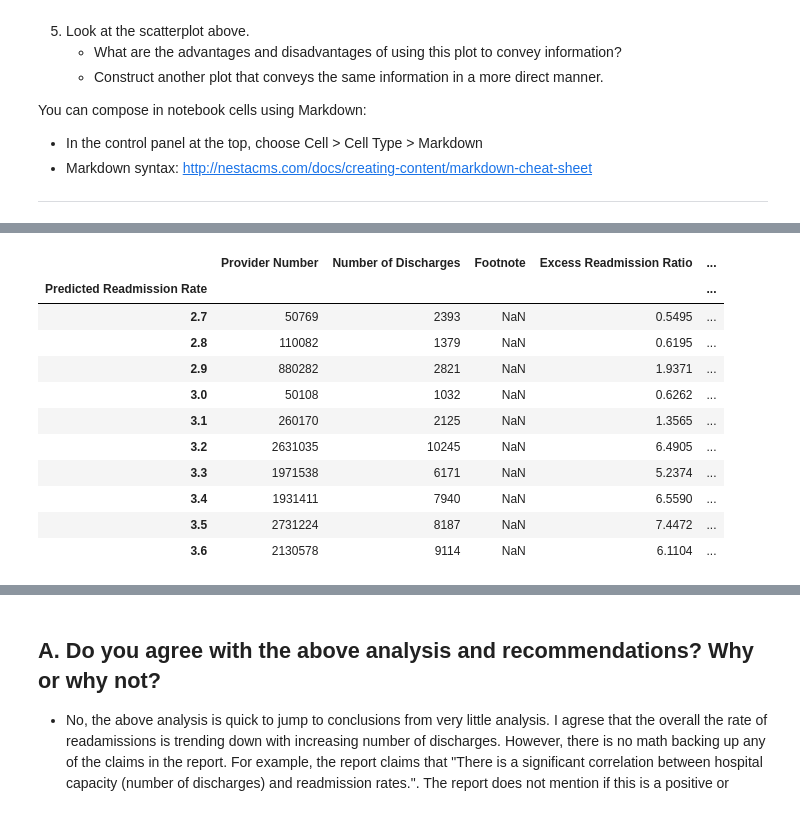
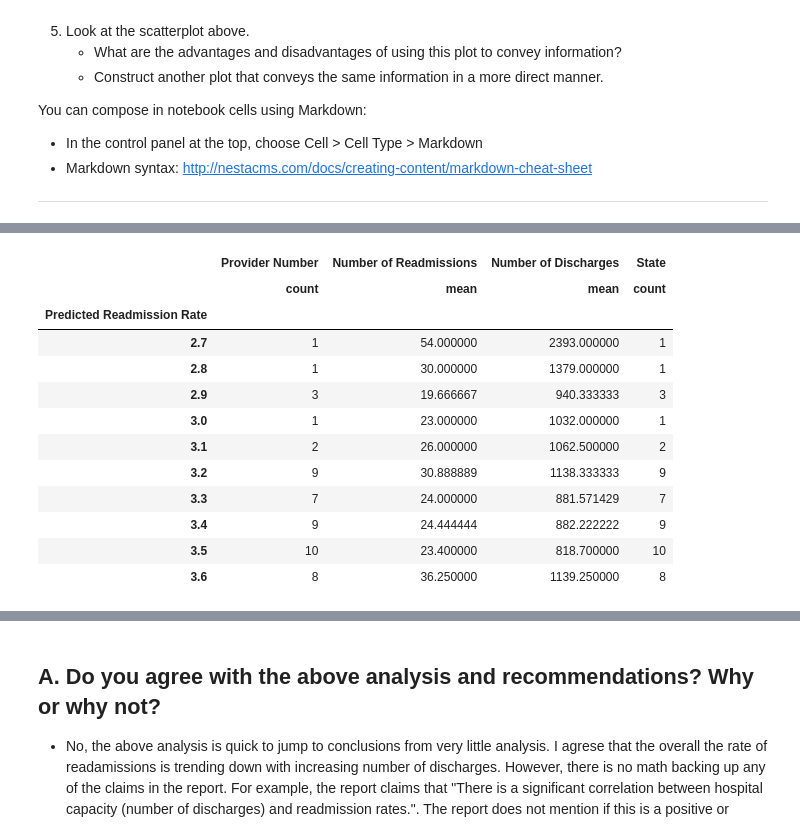
Before and after one commit to racineda/data-science-career-track, a Jupyter notebook: reduce-hospital-readmissions-EDA/racine-david-reduce-hospital-readmissions.ipynb, the cells around one changed output, grey strips where cells are left out. Drawn from its saved outputs; the diff is of its cells as text; code cells hidden in the pictures.

Commit message:
some updates to hospital readmission and capstone 1

```diff
--- a/reduce-hospital-readmissions-EDA/racine-david-reduce-hospital-readmissions.ipynb
+++ b/reduce-hospital-readmissions-EDA/racine-david-reduce-hospital-readmissions.ipynb
@@ -203,26 +203,33 @@ sns.jointplot(x="Number of Discharges", y="Predicted Readmission Rate", data=df_
 # %%
 #
 # Get the hospitals with precent readmissions that are 10% and better as well as have discharged at least 500 patients.
 #
 df_low = pd.DataFrame(df_clean[df_clean["Predicted Readmission Rate"] <= 10])
 
 #
+# Define aggrigate funtions for the varios columns.
+#
+f = {'Provider Number':['count'], 'Number of Readmissions':['mean'], 'Number of Discharges':['mean'], 'State':['count']}
+
+
+#
 # Look at the data for the lowest readmission percentages.
 #
-df_low.groupby("Predicted Readmission Rate").sum().head(10)
+df_low.groupby("Predicted Readmission Rate").agg(f).head(10)
 # %% [output]
-|  | Provider Number | Number of Discharges | Footnote | Excess Readmission Ratio | ... |
-| Predicted Readmission Rate |  |  |  |  | ... |
-| 2.7 | 50769 | 2393 | NaN | 0.5495 | ... |
-| 2.8 | 110082 | 1379 | NaN | 0.6195 | ... |
-| 2.9 | 880282 | 2821 | NaN | 1.9371 | ... |
-| 3.0 | 50108 | 1032 | NaN | 0.6262 | ... |
-| 3.1 | 260170 | 2125 | NaN | 1.3565 | ... |
-| 3.2 | 2631035 | 10245 | NaN | 6.4905 | ... |
-| 3.3 | 1971538 | 6171 | NaN | 5.2374 | ... |
-| 3.4 | 1931411 | 7940 | NaN | 6.5590 | ... |
-| 3.5 | 2731224 | 8187 | NaN | 7.4472 | ... |
-| 3.6 | 2130578 | 9114 | NaN | 6.1104 | ... |
+|  | Provider Number | Number of Readmissions | Number of Discharges | State |
+|  | count | mean | mean | count |
+| Predicted Readmission Rate |  |  |  |  |
+| 2.7 | 1 | 54.000000 | 2393.000000 | 1 |
+| 2.8 | 1 | 30.000000 | 1379.000000 | 1 |
+| 2.9 | 3 | 19.666667 | 940.333333 | 3 |
+| 3.0 | 1 | 23.000000 | 1032.000000 | 1 |
+| 3.1 | 2 | 26.000000 | 1062.500000 | 2 |
+| 3.2 | 9 | 30.888889 | 1138.333333 | 9 |
+| 3.3 | 7 | 24.000000 | 881.571429 | 7 |
+| 3.4 | 9 | 24.444444 | 882.222222 | 9 |
+| 3.5 | 10 | 23.400000 | 818.700000 | 10 |
+| 3.6 | 8 | 36.250000 | 1139.250000 | 8 |
 # %%
 #
 # Anything interesting by state?
```
Also changed, not shown: parts of 10 cells of this notebook, 3 other files.
